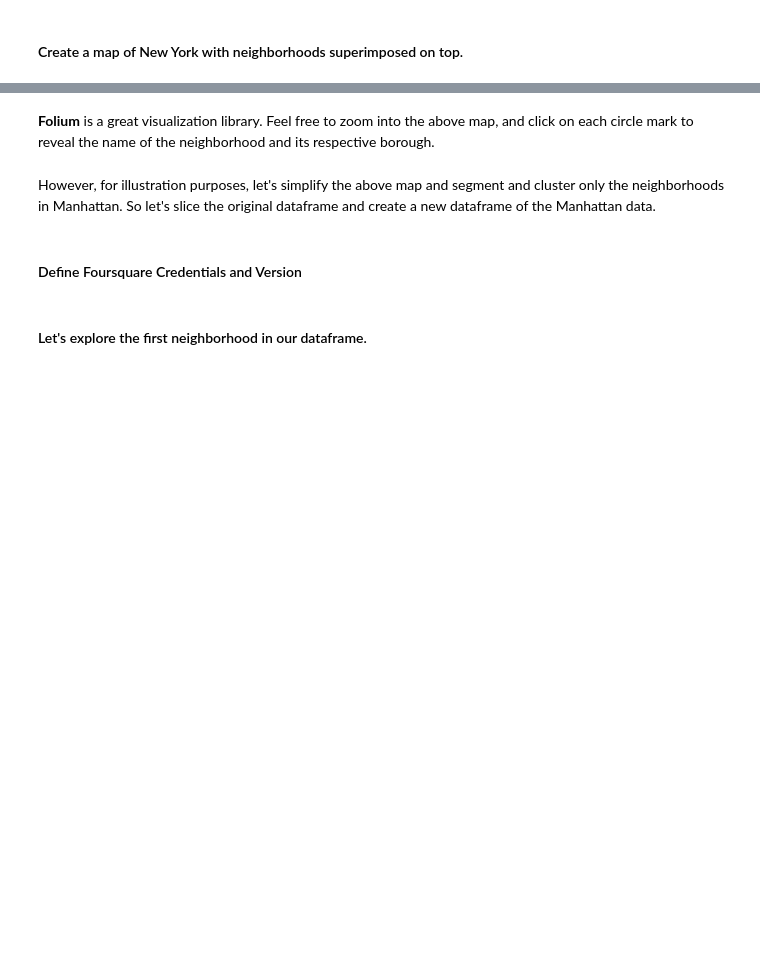
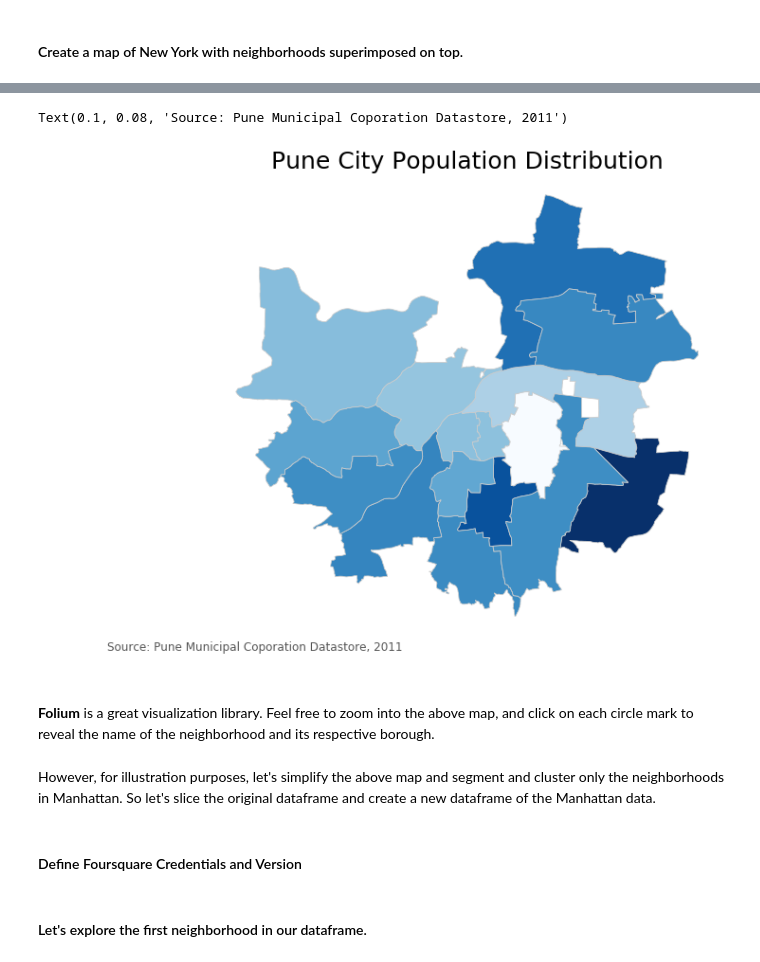
Before and after one commit to IshanDaga/Coursera_Capstone, a Jupyter notebook: DP0701EN-3-3-2-Neighborhoods-New-York-py-v1.0.ipynb, the cells around one changed output, grey strips where cells are left out. Cells and saved outputs as stored; diff of their text form; code cells hidden in the pictures; blank space fills up the shorter version.

```diff
--- a/DP0701EN-3-3-2-Neighborhoods-New-York-py-v1.0.ipynb
+++ b/DP0701EN-3-3-2-Neighborhoods-New-York-py-v1.0.ipynb
@@ -168,5 +169,6 @@ neighborhoods = pd.DataFrame(columns=column_names)
 
 df_loc = pd.DataFrame(columns = columns)
 
-df_total_pop = df_ward_population.merge(df_ward_name, on=['Ward Office'])
-df_total_pop
+pune_population = df.groupby(['Ward Office']).agg('sum')
+pune_population.reset_index(inplace = True)
+pune_population = pune_population.append({'Ward Office':"Camp", 'Population':71781}, ignore_index=True)
@@ -296,0 +253,11 @@ AttributeError: 'NoneType' object has no attribute 'add_to'
+# %%
+import geopandas as gpd
+map_df = gpd.read_file('PuneSHP/punegeo-polygon.shp')
+map_df_1 = gpd.read_file('PuneSHP/campgeo-polygon.shp')
+map_df_1.rename(columns={"id":"name"})
+map_df_1.loc[0,"name"]="Camp"
+map_df = map_df.append(map_df_1, sort=True)
+map_df.loc[10,"name"]="Bibvewadi"
+
+pune_population['Population']=(pune_population['Population']-pune_population['Population'].min())/(pune_population['Population'].max()-pune_population['Population'].min())
+pune_population
@@ -297,3 +281,21 @@ AttributeError: 'NoneType' object has no attribute 'add_to'
+# %%
+merged = map_df.set_index('name').join(pune_population.set_index('Ward Office'))
+merged.drop(columns={"id"}, inplace=True)
+# set a variable that will call whatever column we want to visualise on the map
+variable = 'Population'
+# set the range for the choropleth
+vmin, vmax = 120, 220
+# create figure and axes for Matplotlib
+fig, ax = plt.subplots(1, figsize=(15, 9))
+merged.plot(column=variable, cmap='Blues', ax=ax, linewidth=0.8, edgecolor='0.8')
+ax.axis('off')
+#Title
+ax.set_title('Pune City Population Distribution', fontdict={'fontsize': '25', 'fontweight' : '3'})
+#Annotation
+ax.annotate('Source: Pune Municipal Coporation Datastore, 2011',xy=(0.1, .08),  xycoords='figure fraction', horizontalalignment='left', verticalalignment='top', fontsize=12, color='#555555')
+# %% [output]
+Text(0.1, 0.08, 'Source: Pune Municipal Coporation Datastore, 2011')
+[figure, added]
 # %% [markdown]
 **Folium** is a great visualization library. Feel free to zoom into the above map, and click on each circle mark to reveal the name of the neighborhood and its respective borough.
 # %% [markdown]
```
Also changed, not shown: parts of 14 cells of this notebook, 19 other files.
